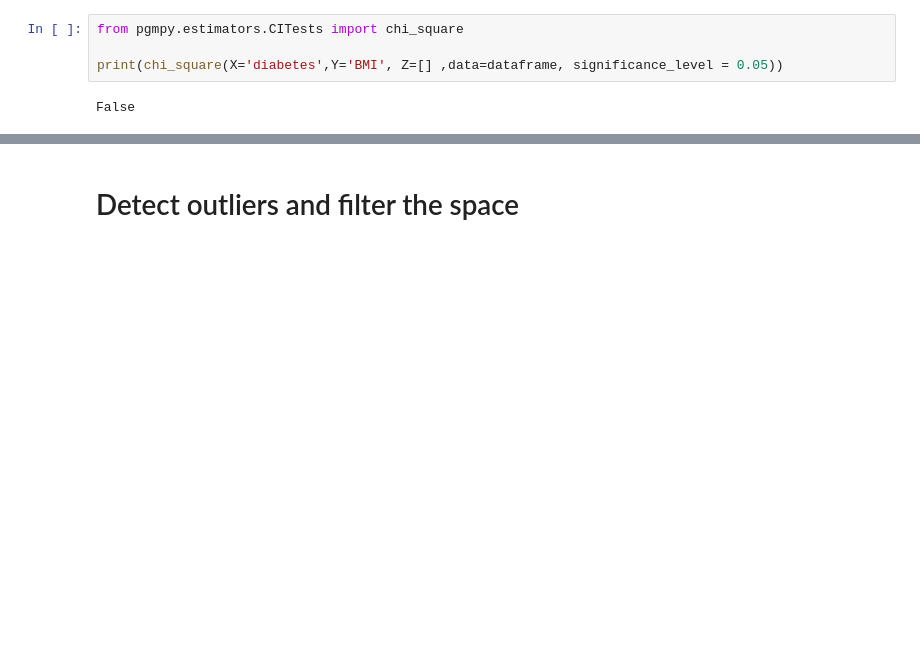
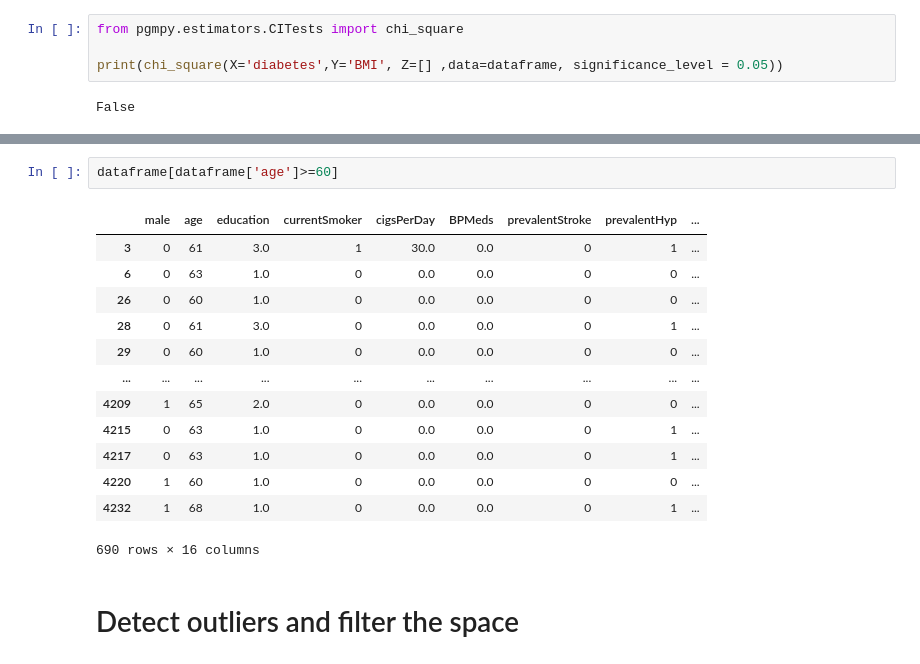
Before and after one commit to TarMatt/Coronary_disease, a Jupyter notebook: uni_project.ipynb, the cells around one changed output, grey strips where cells are left out. Saved outputs shown, nothing was run; the diff lists cells and outputs as text; blank space fills up the shorter version.

```diff
--- a/uni_project.ipynb
+++ b/uni_project.ipynb
@@ -54,3 +70,19 @@ plt.show()
+# %%
+dataframe[dataframe['age']>=60]
+# %% [output]
+|  | male | age | education | currentSmoker | cigsPerDay | BPMeds | prevalentStroke | prevalentHyp | ... |
+| 3 | 0 | 61 | 3.0 | 1 | 30.0 | 0.0 | 0 | 1 | ... |
+| 6 | 0 | 63 | 1.0 | 0 | 0.0 | 0.0 | 0 | 0 | ... |
+| 26 | 0 | 60 | 1.0 | 0 | 0.0 | 0.0 | 0 | 0 | ... |
+| 28 | 0 | 61 | 3.0 | 0 | 0.0 | 0.0 | 0 | 1 | ... |
+| 29 | 0 | 60 | 1.0 | 0 | 0.0 | 0.0 | 0 | 0 | ... |
+| ... | ... | ... | ... | ... | ... | ... | ... | ... | ... |
+| 4209 | 1 | 65 | 2.0 | 0 | 0.0 | 0.0 | 0 | 0 | ... |
+| 4215 | 0 | 63 | 1.0 | 0 | 0.0 | 0.0 | 0 | 1 | ... |
+| 4217 | 0 | 63 | 1.0 | 0 | 0.0 | 0.0 | 0 | 1 | ... |
+| 4220 | 1 | 60 | 1.0 | 0 | 0.0 | 0.0 | 0 | 0 | ... |
+| 4232 | 1 | 68 | 1.0 | 0 | 0.0 | 0.0 | 0 | 1 | ... |
+690 rows × 16 columns
 # %% [markdown]
 # Detect outliers and filter the space
 # %%
```
Also changed, not shown: parts of 13 cells of this notebook.
